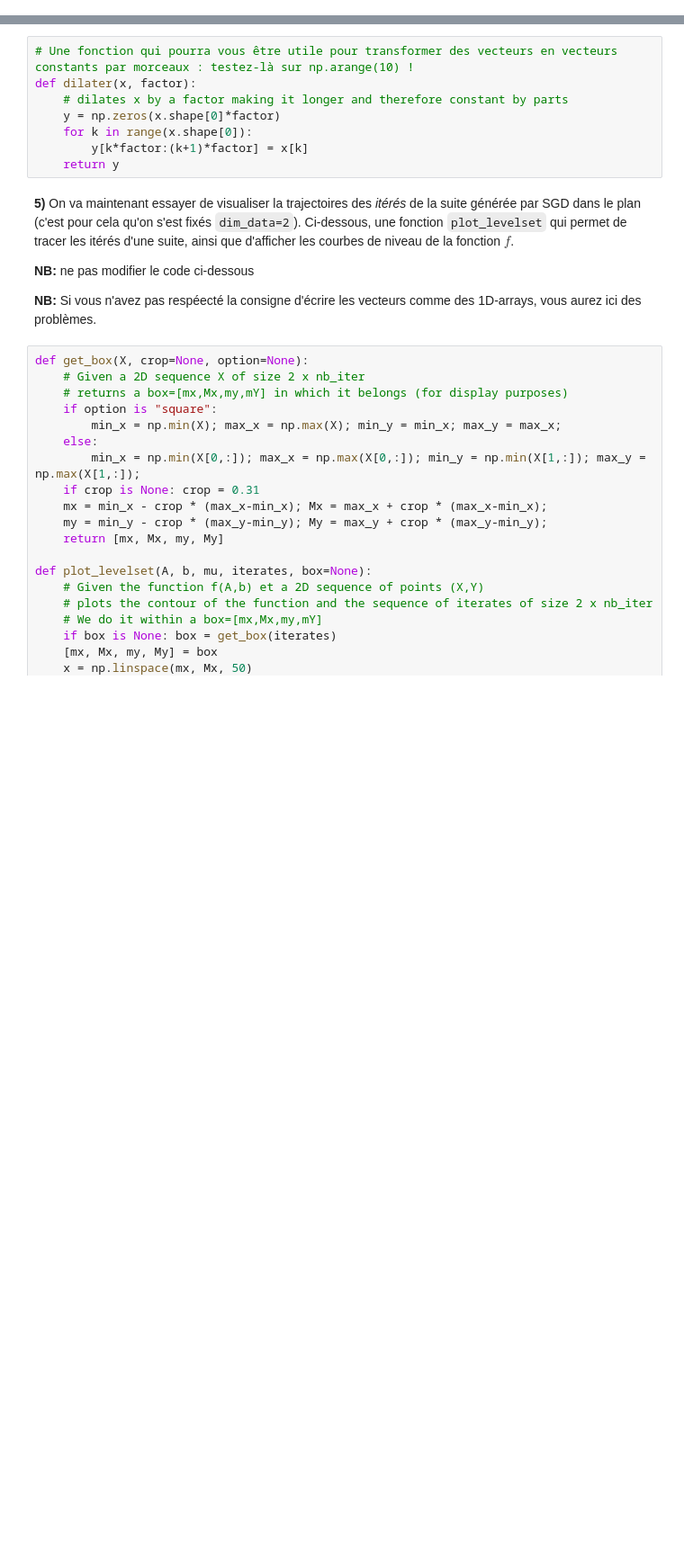
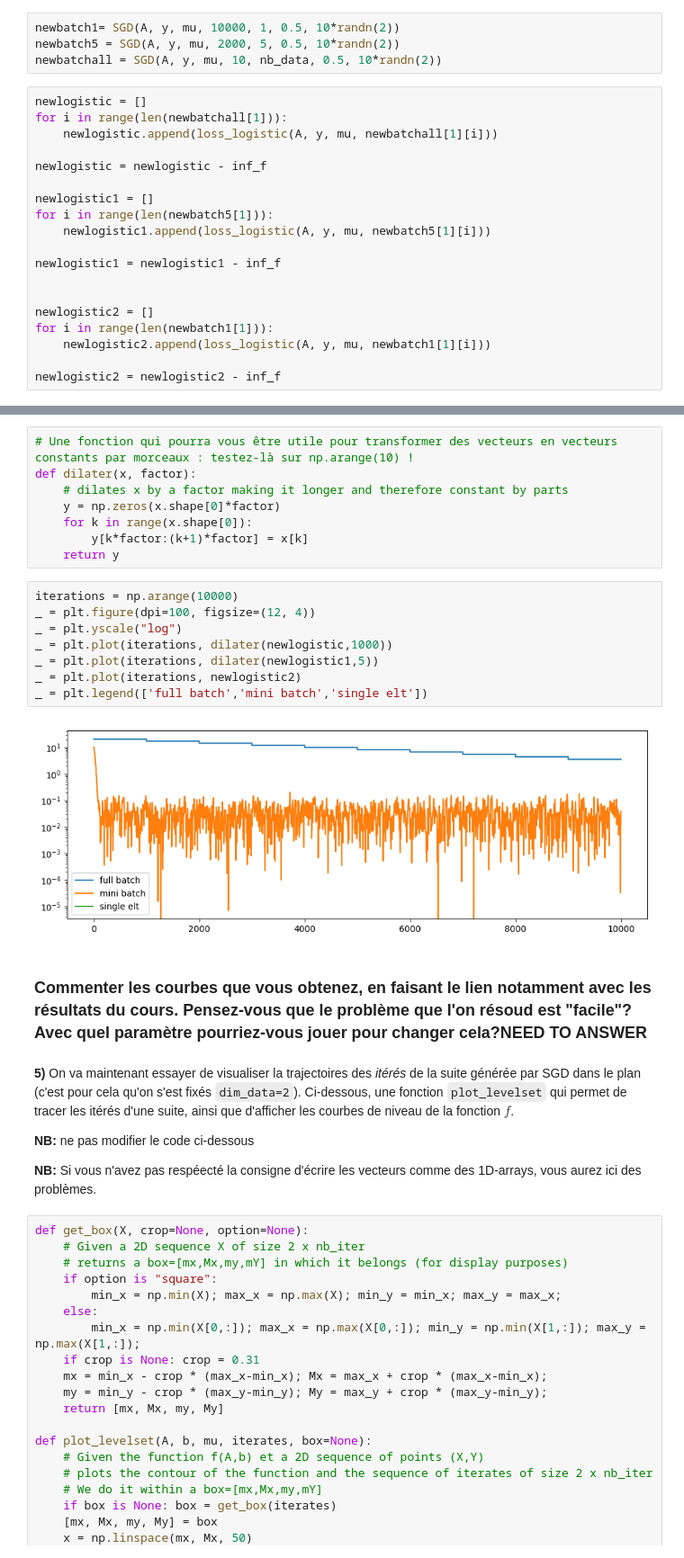
Before and after one commit to JLechuga94/ML-Optimisation, a Jupyter notebook: TP_students.ipynb, the cells around one changed output, grey strips where cells are left out. Shown at 90% size. Drawn from its saved outputs; the diff is of its cells as text; blank space fills up the shorter version.

```diff
--- a/TP_students.ipynb
+++ b/TP_students.ipynb
@@ -663,0 +662,23 @@ Commenter les courbes que vous obtenez, en faisant le lien notamment avec les r
+# %%
+newbatch1= SGD(A, y, mu, 10000, 1, 0.5, 10*randn(2))
+newbatch5 = SGD(A, y, mu, 2000, 5, 0.5, 10*randn(2))
+newbatchall = SGD(A, y, mu, 10, nb_data, 0.5, 10*randn(2))
+# %%
+newlogistic = []
+for i in range(len(newbatchall[1])):
+    newlogistic.append(loss_logistic(A, y, mu, newbatchall[1][i]))
+
+newlogistic = newlogistic - inf_f
+
+newlogistic1 = []
+for i in range(len(newbatch5[1])):
+    newlogistic1.append(loss_logistic(A, y, mu, newbatch5[1][i]))
+
+newlogistic1 = newlogistic1 - inf_f
+
+
+newlogistic2 = []
+for i in range(len(newbatch1[1])):
+    newlogistic2.append(loss_logistic(A, y, mu, newbatch1[1][i]))
+
+newlogistic2 = newlogistic2 - inf_f
@@ -669,6 +703,18 @@ def dilater(x, factor):
     for k in range(x.shape[0]):
         y[k*factor:(k+1)*factor] = x[k]
     return y
+# %%
+iterations = np.arange(10000)
+_ = plt.figure(dpi=100, figsize=(12, 4))
+_ = plt.yscale("log")
+_ = plt.plot(iterations, dilater(newlogistic,1000))
+_ = plt.plot(iterations, dilater(newlogistic1,5))
+_ = plt.plot(iterations, newlogistic2)
+_ = plt.legend(['full batch','mini batch','single elt'])
+# %% [output]
+[figure, added]
+# %% [markdown]
+### Commenter les courbes que vous obtenez, en faisant le lien notamment avec les résultats du cours. Pensez-vous que le problème que l'on résoud est "facile"? Avec quel paramètre pourriez-vous jouer pour changer cela?NEED TO ANSWER
 # %% [markdown]
 **5)** On va maintenant essayer de visualiser la trajectoires des *itérés* de la suite générée par SGD dans le plan (c'est pour cela qu'on s'est fixés `dim_data=2`). Ci-dessous, une fonction `plot_levelset` qui permet de tracer les itérés d'une suite, ainsi que d'afficher les courbes de niveau de la fonction $f$.
 
```
Also changed, not shown: parts of 20 cells of this notebook.
